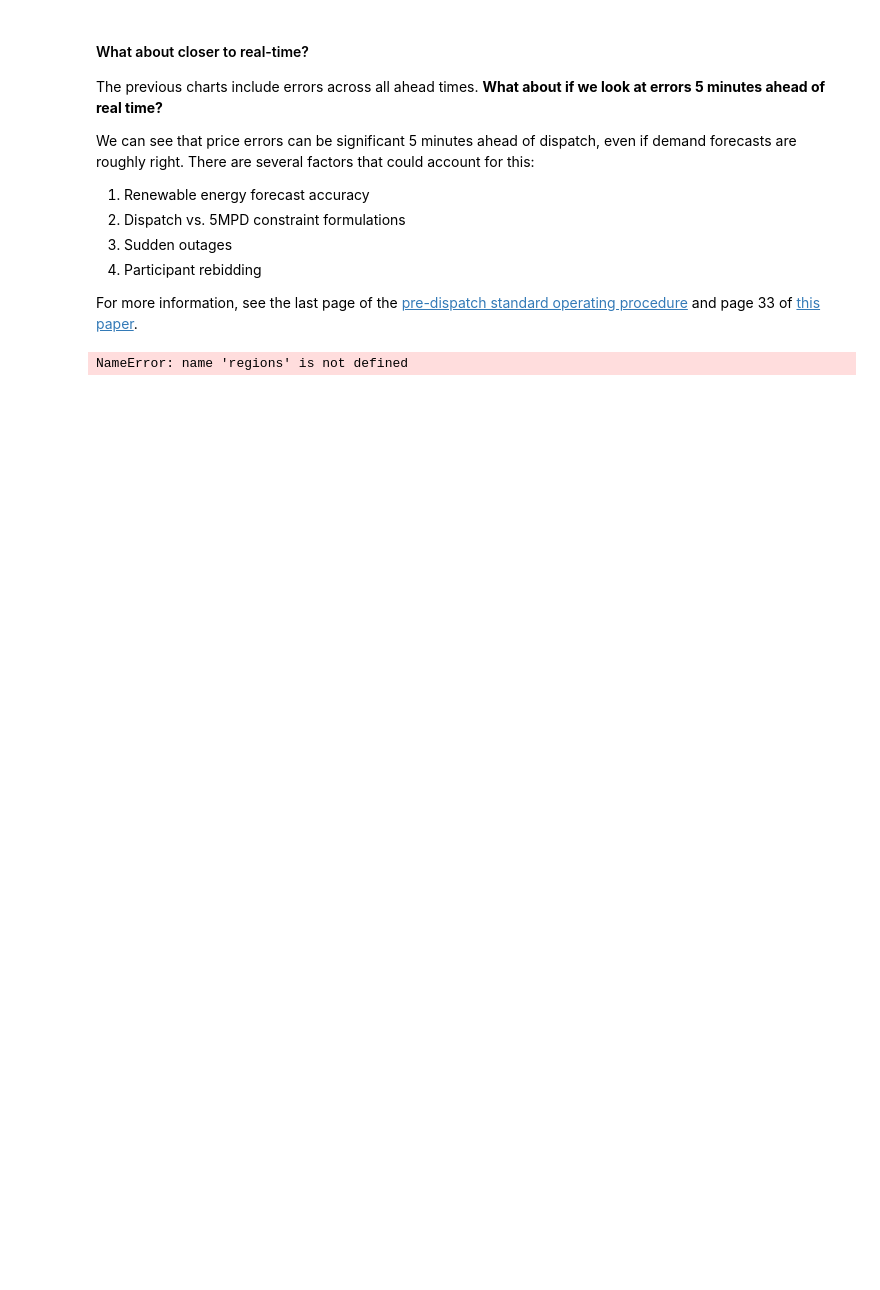
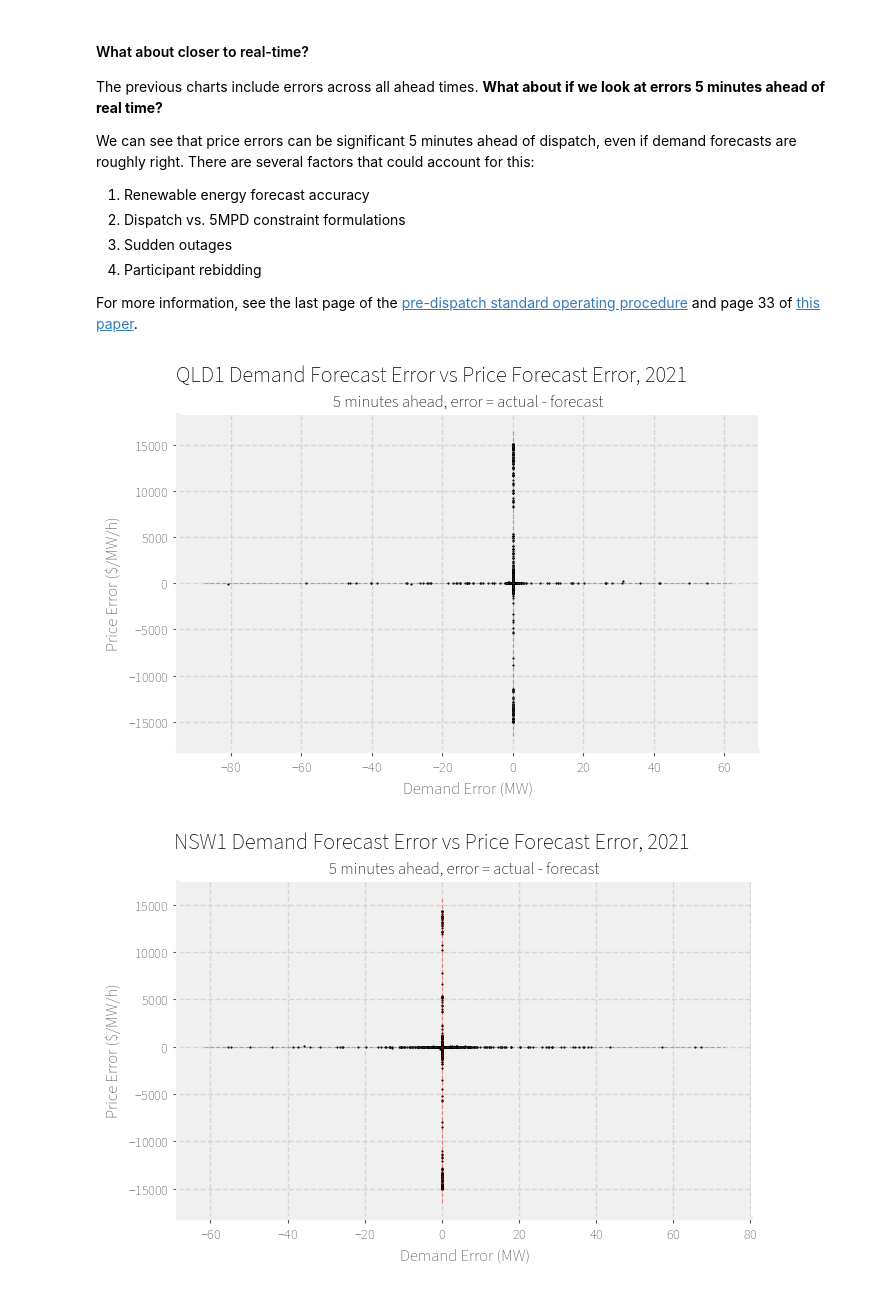
Before and after one commit to UNSW-CEEM/NEMSEER, a Jupyter notebook: docs/source/examples/price_convergence_2021.ipynb, the cells around one changed output. Saved outputs shown, nothing was run; the diff lists cells and outputs as text; code cells hidden in the pictures; blank space fills up the shorter version.

```diff
--- a/docs/source/examples/price_convergence_2021.ipynb
+++ b/docs/source/examples/price_convergence_2021.ipynb
@@ -1013,20 +1014,23 @@ For more information, see the last page of the [pre-dispatch standard operating
 # %%
 for region in regions:
     region_errors = demand_price_error.query("REGIONID==@region")
     region_errors = region_errors[region_errors["ahead_time"] == timedelta(minutes=5)]
     ax = region_errors.plot.scatter(
         x="demand_error",
         y="price_error",
         s=1,
         xlabel="Demand Error (MW)",
         ylabel="Price Error ($/MW/h)",
-        color="black"
+        color="black",
     )
-    plt.suptitle(f"{region} Demand Forecast Error vs Price Forecast Error, 2021", fontsize=16)
-    plt.title("5 minutes ahead, error = actual - forecast",fontsize=12)
+    plt.suptitle(
+        f"{region} Demand Forecast Error vs Price Forecast Error, 2021", fontsize=16
+    )
+    plt.title("5 minutes ahead, error = actual - forecast", fontsize=12)
     (ymin, ymax) = ax.get_ylim()
     (xmin, xmax) = ax.get_xlim()
     plt.vlines(0.0, ymin, ymax, ls="--", color="r", alpha=0.4, lw=0.8)
     plt.hlines(0.0, xmin, xmax, ls="--", color="g", alpha=0.4, lw=0.8)
 # %% [output]
-NameError: name 'regions' is not defined
+[figure, added]
+[figure, added]
```
Also changed, not shown: parts of 10 cells of this notebook.
